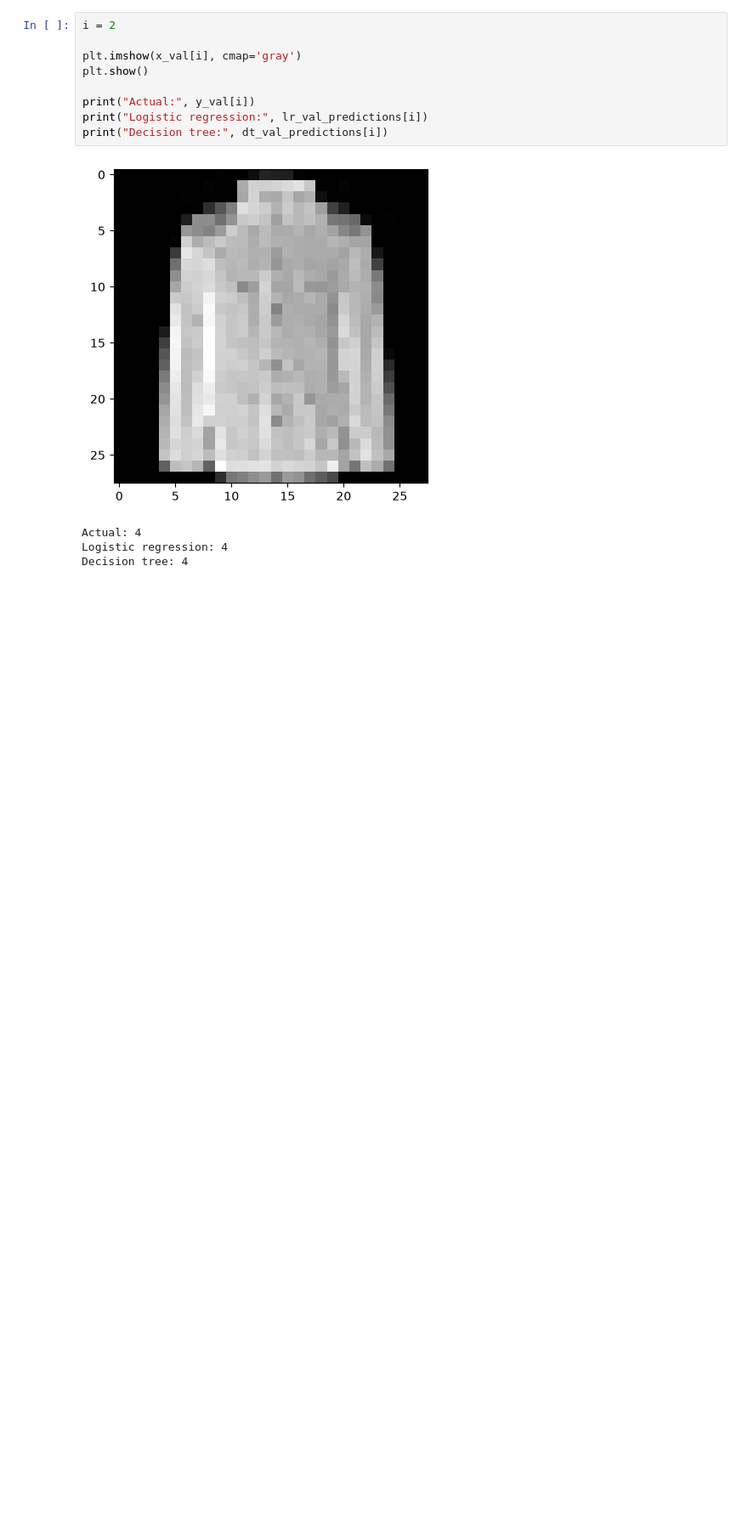
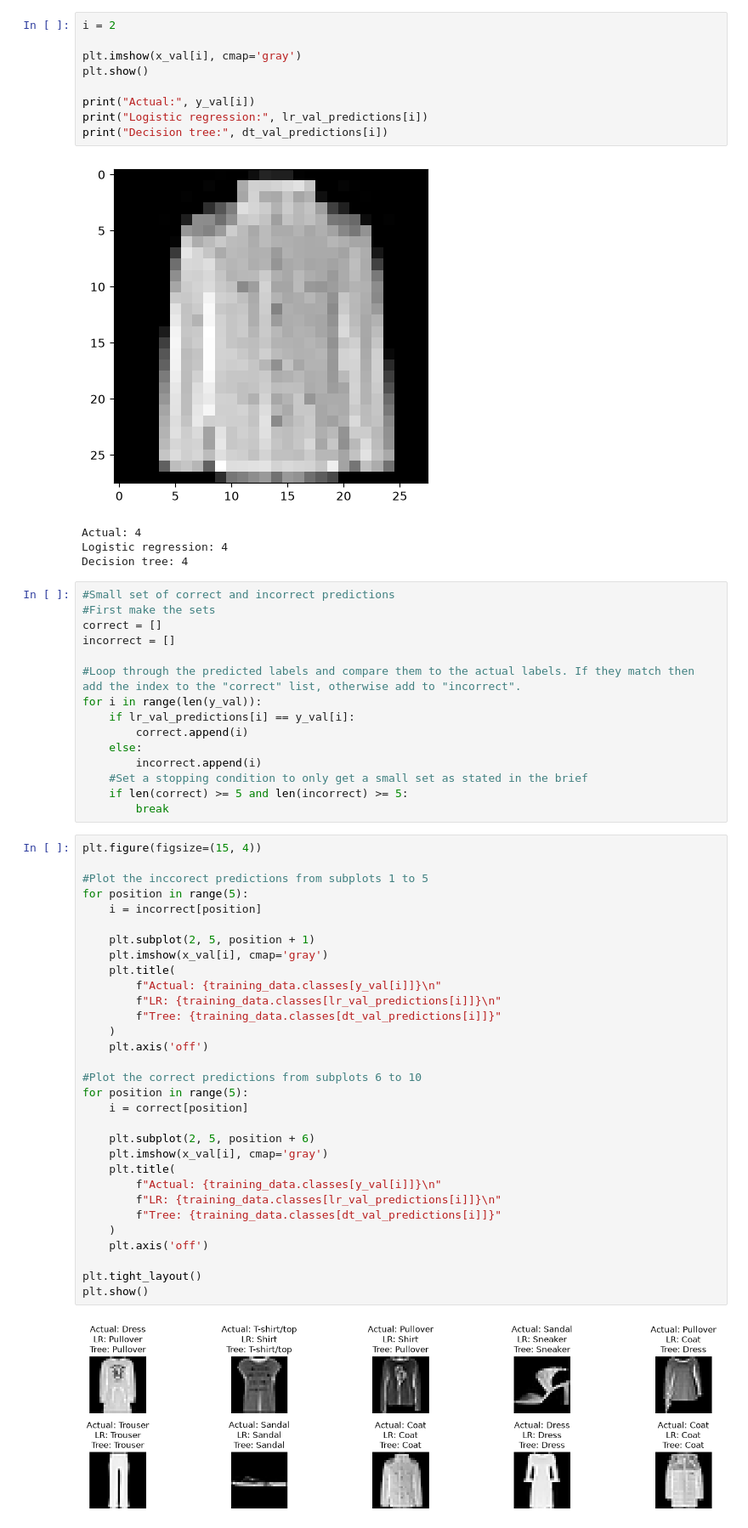
Before and after one commit to JCYuhei/NLP-Model-Investigation-Fashion-MNIST, a Jupyter notebook: coursework.ipynb, the cells around one changed output. Shown at 85% size. Saved outputs shown, nothing was run; the diff lists cells and outputs as text; blank space fills up the shorter version.

Commit message:
Implement inspecting small set (5) of correct and incorrect predictions

```diff
--- a/coursework.ipynb
+++ b/coursework.ipynb
@@ -415,3 +415,51 @@ print("Decision tree:", dt_val_predictions[i])
 Actual: 4
 Logistic regression: 4
 Decision tree: 4
+# %%
+#Small set of correct and incorrect predictions
+#First make the sets
+correct = []
+incorrect = []
+
+#Loop through the predicted labels and compare them to the actual labels. If they match then add the index to the "correct" list, otherwise add to "incorrect".
+for i in range(len(y_val)):
+    if lr_val_predictions[i] == y_val[i]:
+        correct.append(i)
+    else:
+        incorrect.append(i)
+    #Set a stopping condition to only get a small set as stated in the brief
+    if len(correct) >= 5 and len(incorrect) >= 5:
+        break
+# %%
+plt.figure(figsize=(15, 4))
+
+#Plot the inccorect predictions from subplots 1 to 5
+for position in range(5):
+    i = incorrect[position]
+
+    plt.subplot(2, 5, position + 1)
+    plt.imshow(x_val[i], cmap='gray')
+    plt.title(
+        f"Actual: {training_data.classes[y_val[i]]}\n"
+        f"LR: {training_data.classes[lr_val_predictions[i]]}\n"
+        f"Tree: {training_data.classes[dt_val_predictions[i]]}"
+    )
+    plt.axis('off')
+
+#Plot the correct predictions from subplots 6 to 10
+for position in range(5):
+    i = correct[position]
+
+    plt.subplot(2, 5, position + 6)
+    plt.imshow(x_val[i], cmap='gray')
+    plt.title(
+        f"Actual: {training_data.classes[y_val[i]]}\n"
+        f"LR: {training_data.classes[lr_val_predictions[i]]}\n"
+        f"Tree: {training_data.classes[dt_val_predictions[i]]}"
+    )
+    plt.axis('off')
+
+plt.tight_layout()
+plt.show()
+# %% [output]
+[figure, added]
```
Also changed, not shown: parts of 1 cell of this notebook.
